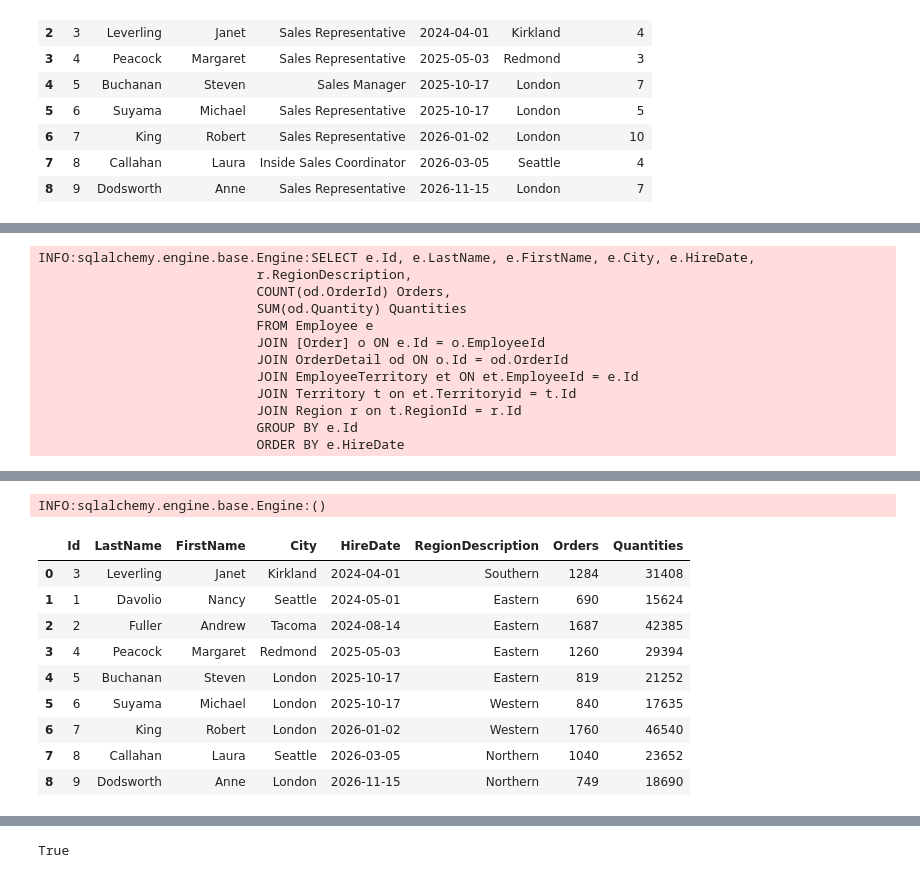
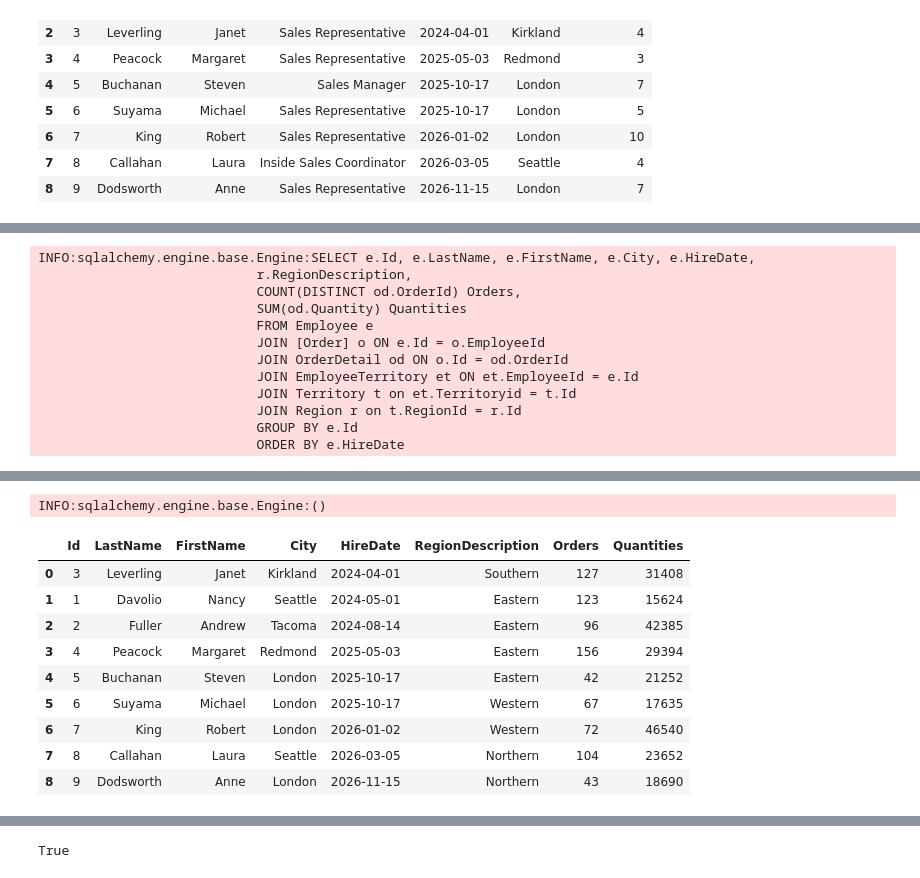
Before and after one commit to ssrosa/dsc-2-final-project-online-ds-pt-100118, a Jupyter notebook: student.ipynb, the cells around one changed output, grey strips where cells are left out. Saved outputs shown, nothing was run; the diff lists cells and outputs as text; code cells hidden in the pictures.

```diff
--- a/student.ipynb
+++ b/student.ipynb
@@ -329,7 +560,7 @@ INFO:sqlalchemy.engine.base.Engine:()
 # %%
 df = pd.read_sql_query('''SELECT e.Id, e.LastName, e.FirstName, e.City, e.HireDate,
                             r.RegionDescription,
-                            COUNT(od.OrderId) Orders,
+                            COUNT(DISTINCT od.OrderId) Orders,
                             SUM(od.Quantity) Quantities
                             FROM Employee e
                             JOIN [Order] o ON e.Id = o.EmployeeId
@@ -356,7 +587,7 @@ df
                             ORDER BY e.HireDate
 INFO:sqlalchemy.engine.base.Engine:SELECT e.Id, e.LastName, e.FirstName, e.City, e.HireDate,
                             r.RegionDescription,
-                            COUNT(od.OrderId) Orders,
+                            COUNT(DISTINCT od.OrderId) Orders,
                             SUM(od.Quantity) Quantities
                             FROM Employee e
                             JOIN [Order] o ON e.Id = o.EmployeeId
@@ -370,14 +601,14 @@ INFO:sqlalchemy.engine.base.Engine:SELECT e.Id, e.LastName, e.FirstName, e.City,
 INFO:sqlalchemy.engine.base.Engine:()
 |  | Id | LastName | FirstName | City | HireDate | RegionDescription | Orders | Quantities |
-| 0 | 3 | Leverling | Janet | Kirkland | 2024-04-01 | Southern | 1284 | 31408 |
-| 1 | 1 | Davolio | Nancy | Seattle | 2024-05-01 | Eastern | 690 | 15624 |
-| 2 | 2 | Fuller | Andrew | Tacoma | 2024-08-14 | Eastern | 1687 | 42385 |
-| 3 | 4 | Peacock | Margaret | Redmond | 2025-05-03 | Eastern | 1260 | 29394 |
-| 4 | 5 | Buchanan | Steven | London | 2025-10-17 | Eastern | 819 | 21252 |
-| 5 | 6 | Suyama | Michael | London | 2025-10-17 | Western | 840 | 17635 |
-| 6 | 7 | King | Robert | London | 2026-01-02 | Western | 1760 | 46540 |
-| 7 | 8 | Callahan | Laura | Seattle | 2026-03-05 | Northern | 1040 | 23652 |
-| 8 | 9 | Dodsworth | Anne | London | 2026-11-15 | Northern | 749 | 18690 |
+| 0 | 3 | Leverling | Janet | Kirkland | 2024-04-01 | Southern | 127 | 31408 |
+| 1 | 1 | Davolio | Nancy | Seattle | 2024-05-01 | Eastern | 123 | 15624 |
+| 2 | 2 | Fuller | Andrew | Tacoma | 2024-08-14 | Eastern | 96 | 42385 |
+| 3 | 4 | Peacock | Margaret | Redmond | 2025-05-03 | Eastern | 156 | 29394 |
+| 4 | 5 | Buchanan | Steven | London | 2025-10-17 | Eastern | 42 | 21252 |
+| 5 | 6 | Suyama | Michael | London | 2025-10-17 | Western | 67 | 17635 |
+| 6 | 7 | King | Robert | London | 2026-01-02 | Western | 72 | 46540 |
+| 7 | 8 | Callahan | Laura | Seattle | 2026-03-05 | Northern | 104 | 23652 |
+| 8 | 9 | Dodsworth | Anne | London | 2026-11-15 | Northern | 43 | 18690 |
 # %%
 #Earlier hire date doesn't indicate higher sales per employee
 # %%
```
Also changed, not shown: parts of 45 cells of this notebook.
